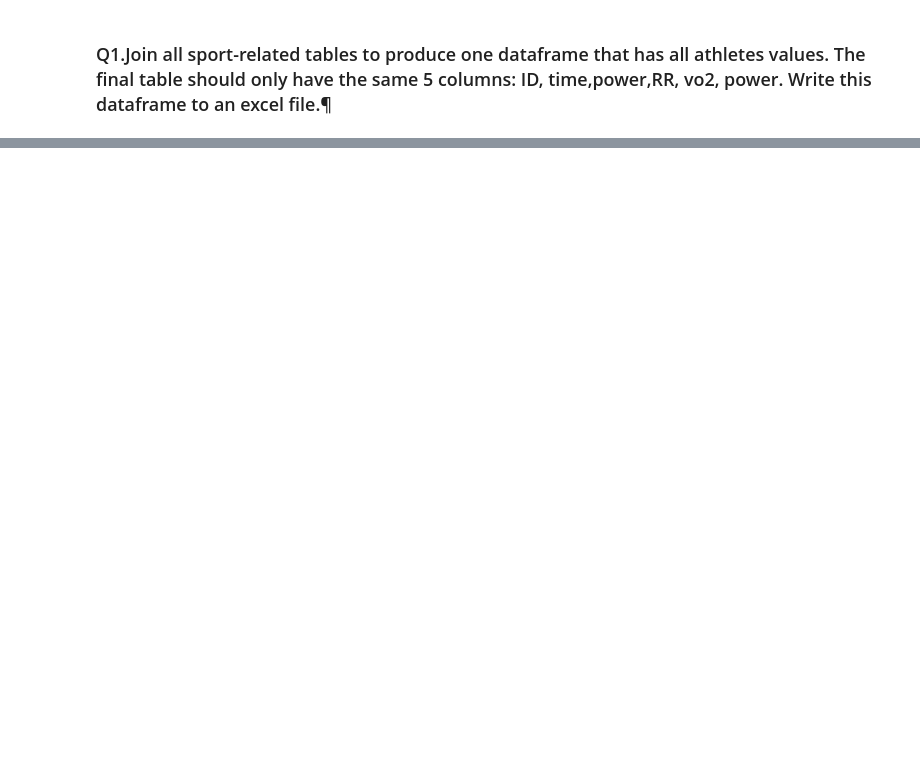
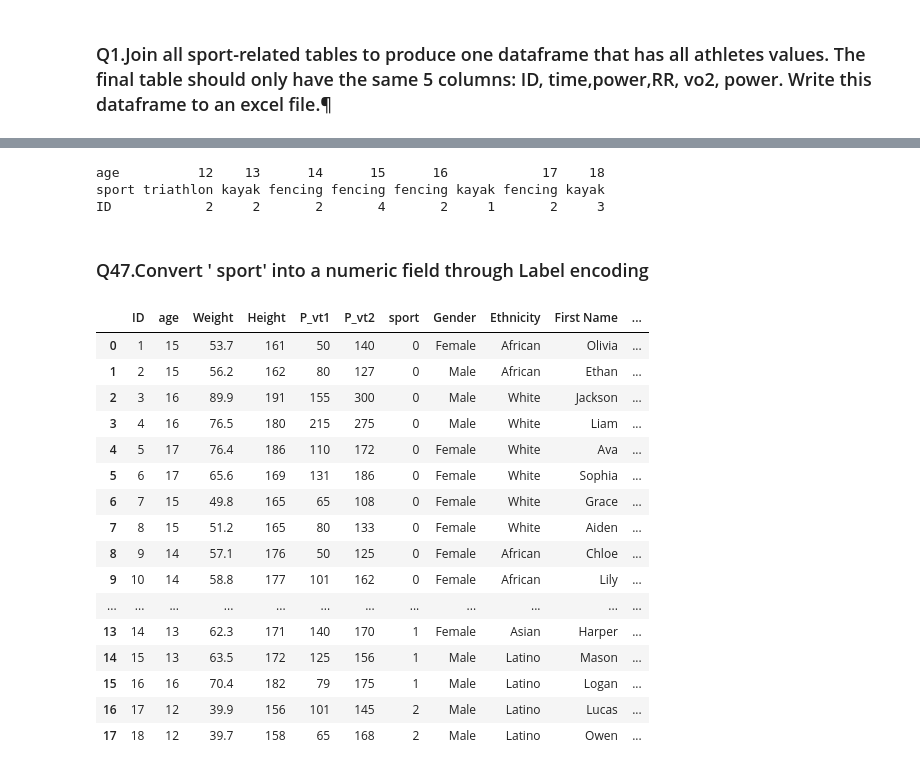
Before and after one commit to KousalyaThiruvarasamoorthy/Team5_HackPanthers_PythonHackathon_Aug24, a Jupyter notebook: Team5_HackPanthers_Main80Questions.ipynb, the cells around one changed output, grey strips where cells are left out. Drawn from its saved outputs; the diff is of its cells as text; code cells hidden in the pictures; blank space fills up the shorter version.

```diff
--- a/Team5_HackPanthers_Main80Questions.ipynb
+++ b/Team5_HackPanthers_Main80Questions.ipynb
@@ -20,0 +108,12 @@ df_join_allsports_excel
+# %%
+pivot = pd.pivot_table(
+    df_Athletes,
+    values='ID',
+    columns=('age','sport'),
+    aggfunc='count'
+)
+print(pivot)
+# %% [output]
+age          12    13      14      15      16            17    18
+sport triathlon kayak fencing fencing fencing kayak fencing kayak
+ID            2     2       2       4       2     1       2     3
@@ -20,0 +126,25 @@ df_join_allsports_excel
+# %% [markdown]
+### Q47.Convert ' sport' into a numeric field through Label encoding
+# %%
+
+le=LabelEncoder()
+df_Athletes['sport']=le.fit_transform(df_Athletes['sport'])
+df_Athletes
+# %% [output]
+|  | ID | age | Weight | Height | P_vt1 | P_vt2 | sport | Gender | Ethnicity | First Name | ... |
+| 0 | 1 | 15 | 53.7 | 161 | 50 | 140 | 0 | Female | African | Olivia | ... |
+| 1 | 2 | 15 | 56.2 | 162 | 80 | 127 | 0 | Male | African | Ethan | ... |
+| 2 | 3 | 16 | 89.9 | 191 | 155 | 300 | 0 | Male | White | Jackson | ... |
+| 3 | 4 | 16 | 76.5 | 180 | 215 | 275 | 0 | Male | White | Liam | ... |
+| 4 | 5 | 17 | 76.4 | 186 | 110 | 172 | 0 | Female | White | Ava | ... |
+| 5 | 6 | 17 | 65.6 | 169 | 131 | 186 | 0 | Female | White | Sophia | ... |
+| 6 | 7 | 15 | 49.8 | 165 | 65 | 108 | 0 | Female | White | Grace | ... |
+| 7 | 8 | 15 | 51.2 | 165 | 80 | 133 | 0 | Female | White | Aiden | ... |
+| 8 | 9 | 14 | 57.1 | 176 | 50 | 125 | 0 | Female | African | Chloe | ... |
+| 9 | 10 | 14 | 58.8 | 177 | 101 | 162 | 0 | Female | African | Lily | ... |
+| ... | ... | ... | ... | ... | ... | ... | ... | ... | ... | ... | ... |
+| 13 | 14 | 13 | 62.3 | 171 | 140 | 170 | 1 | Female | Asian | Harper | ... |
+| 14 | 15 | 13 | 63.5 | 172 | 125 | 156 | 1 | Male | Latino | Mason | ... |
+| 15 | 16 | 16 | 70.4 | 182 | 79 | 175 | 1 | Male | Latino | Logan | ... |
+| 16 | 17 | 12 | 39.9 | 156 | 101 | 145 | 2 | Male | Latino | Lucas | ... |
+| 17 | 18 | 12 | 39.7 | 158 | 65 | 168 | 2 | Male | Latino | Owen | ... |
```
Also changed, not shown: parts of 83 cells of this notebook.
